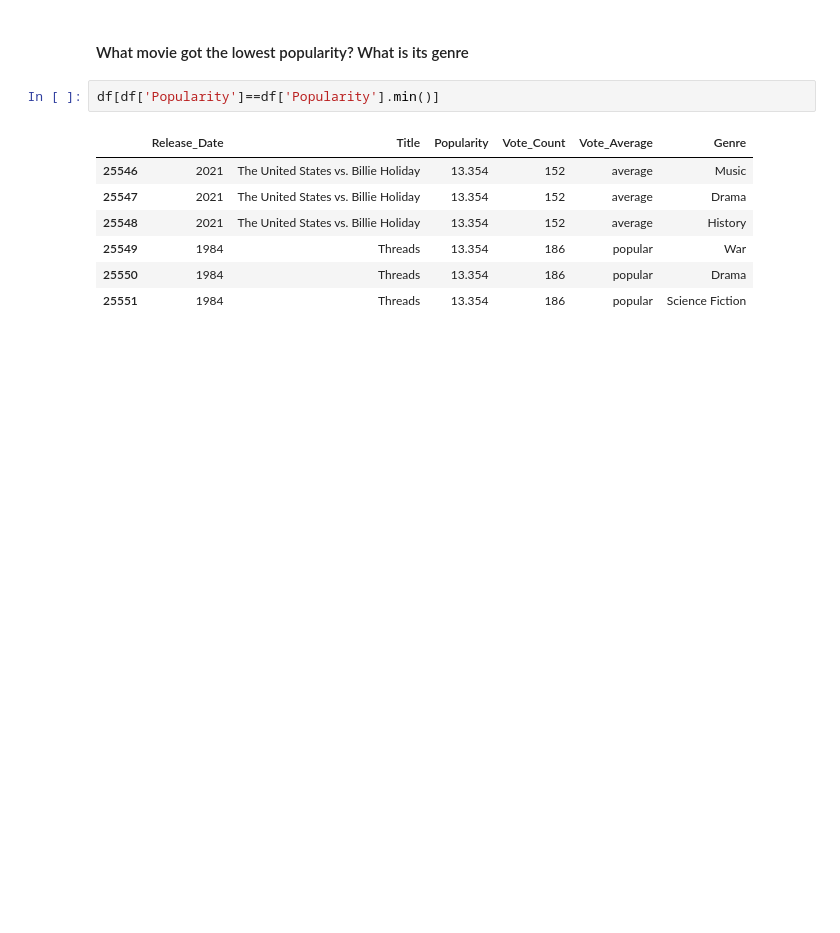
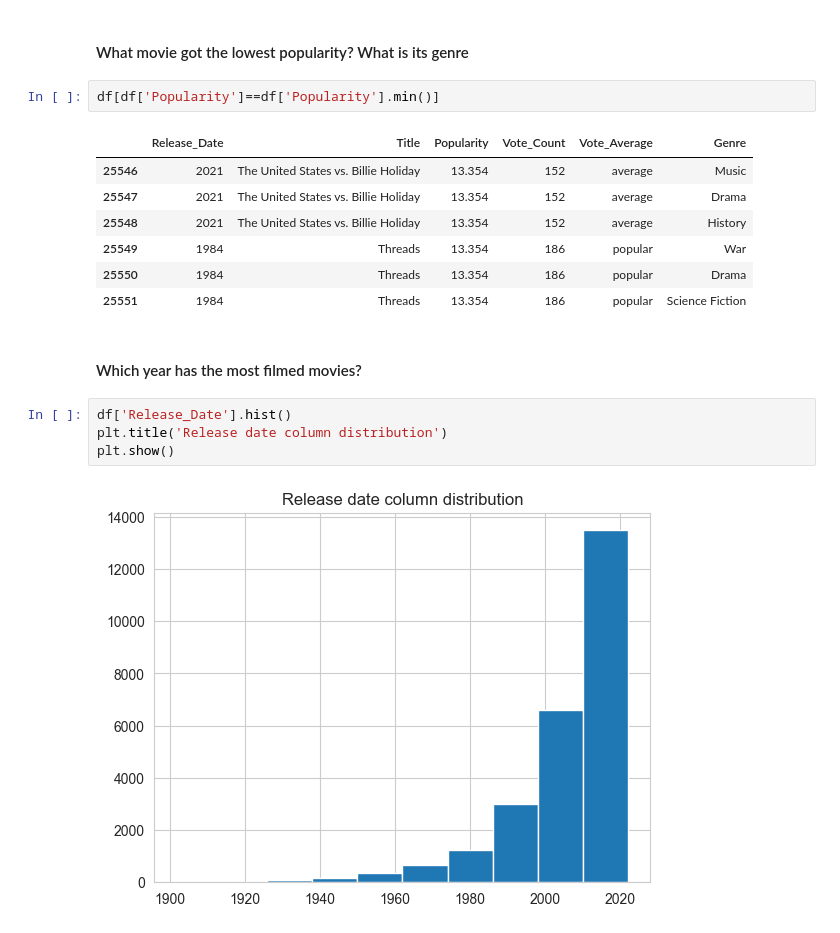
Before and after one commit to simran-aug15/Netflix-Project, a Jupyter notebook: project.ipynb, the cells around one changed output. Drawn from its saved outputs; the diff is of its cells as text; blank space fills up the shorter version.

```diff
--- a/project.ipynb
+++ b/project.ipynb
@@ -282,3 +282,11 @@ df[df['Popularity']==df['Popularity'].min()]
 | 25549 | 1984 | Threads | 13.354 | 186 | popular | War |
 | 25550 | 1984 | Threads | 13.354 | 186 | popular | Drama |
 | 25551 | 1984 | Threads | 13.354 | 186 | popular | Science Fiction |
+# %% [markdown]
+#### Which year has the most filmed movies?
+# %%
+df['Release_Date'].hist()
+plt.title('Release date column distribution')
+plt.show()
+# %% [output]
+[figure, added]
```
